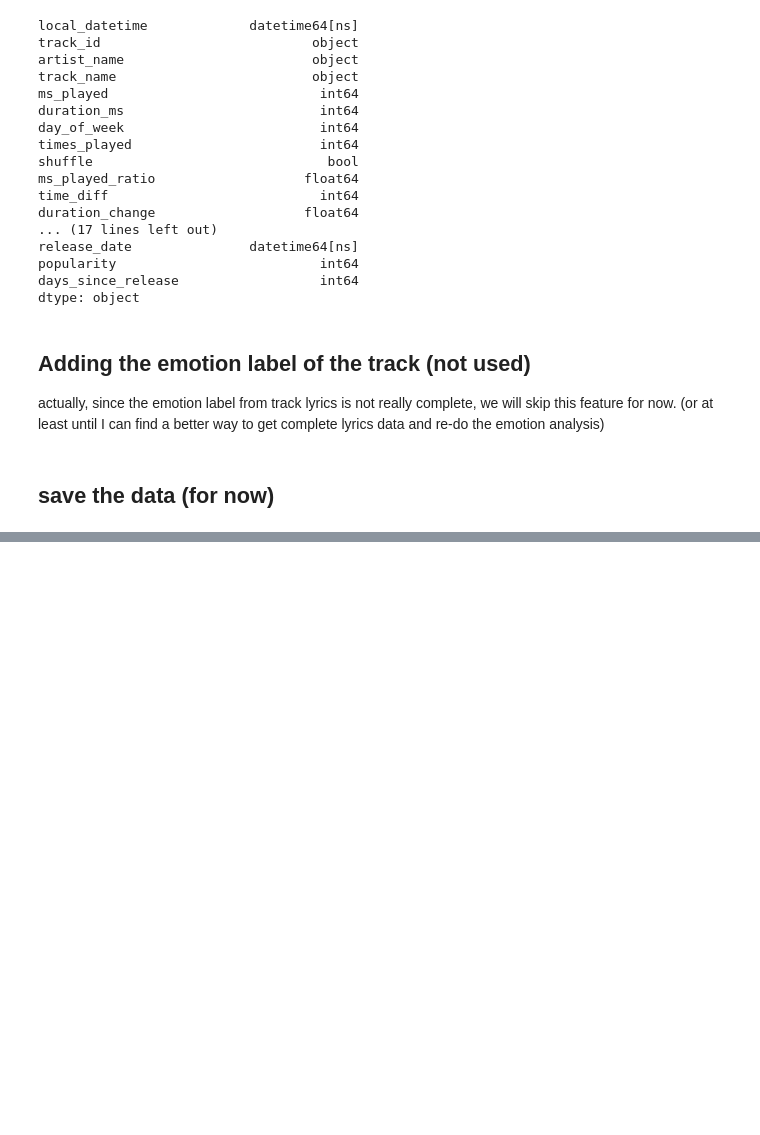
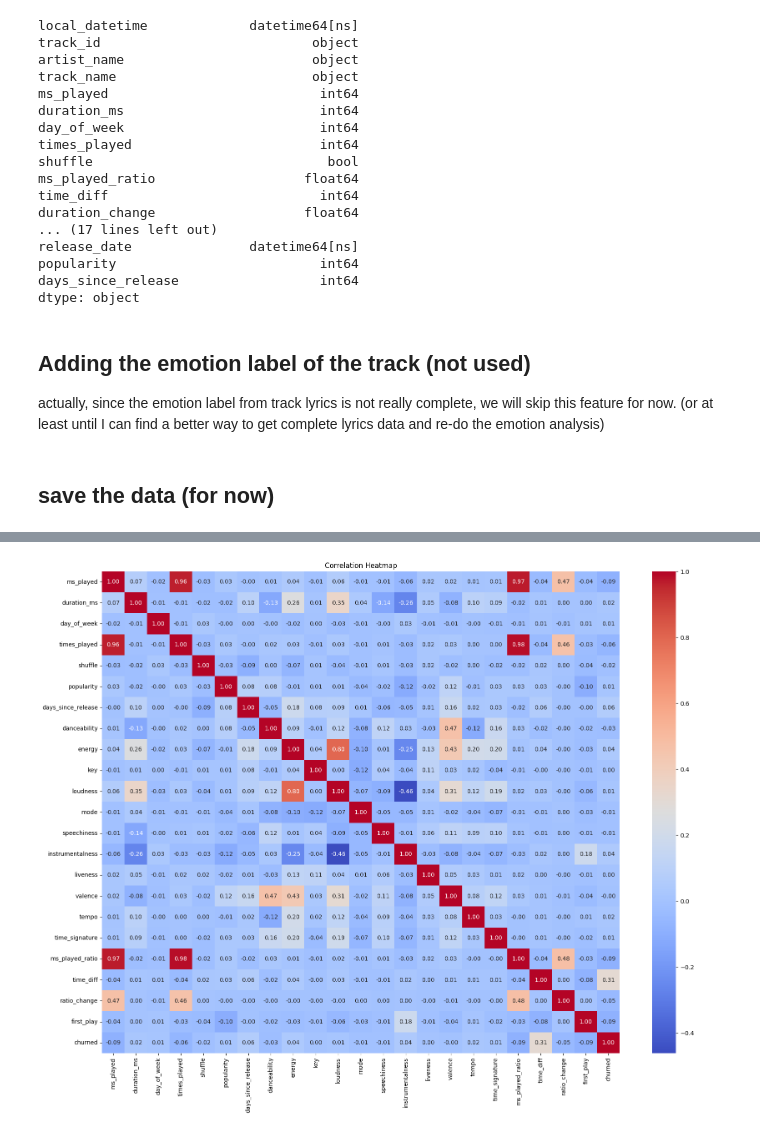
Before and after one commit to nazhifkojaz/Spotify-Analysis-Data-Collection-, a Jupyter notebook: churn_analysis.ipynb, the cells around one changed output, grey strips where cells are left out. Drawn from its saved outputs; the diff is of its cells as text; code cells hidden in the pictures; blank space fills up the shorter version.

```diff
--- a/churn_analysis.ipynb
+++ b/churn_analysis.ipynb
@@ -615,0 +622,3 @@ merged_df.to_csv('datasets/aggregated_data_for_churn_analysis.csv', index=False)
+# %%
+# for the sake of clarity, let's reload the data (optional, only if you skipped the previous step)
+merged_df = pd.read_csv('datasets/aggregated_data_for_churn_analysis.csv')
@@ -615,0 +641,7 @@ merged_df.to_csv('datasets/aggregated_data_for_churn_analysis.csv', index=False)
+# %%
+# that's a lot of columns, let's try to reduce the columns to the important ones
+important_columns = ['ms_played', 'duration_ms', 'day_of_week', 'times_played', 'shuffle', 'popularity', 'days_since_release', \
+                     'danceability', 'energy', 'key', 'loudness', 'mode', 'speechiness', 'instrumentalness', 'liveness', 'valence', 'tempo', 'time_signature',\
+                     'ms_played_ratio', 'time_diff', 'ratio_change', 'first_play', 'churned']
+# %%
+merged_df = merged_df[important_columns].copy()
@@ -615,0 +688,8 @@ merged_df.to_csv('datasets/aggregated_data_for_churn_analysis.csv', index=False)
+# %%
+# let's see the correlation of the features
+plt.figure(figsize=(20, 15))
+sns.heatmap(merged_df.corr(), annot=True, cmap='coolwarm', fmt=".2f")
+plt.title('Correlation Heatmap')
+plt.show()
+# %% [output]
+[figure, added]
```
Also changed, not shown: parts of 25 cells of this notebook, 2 other files.
